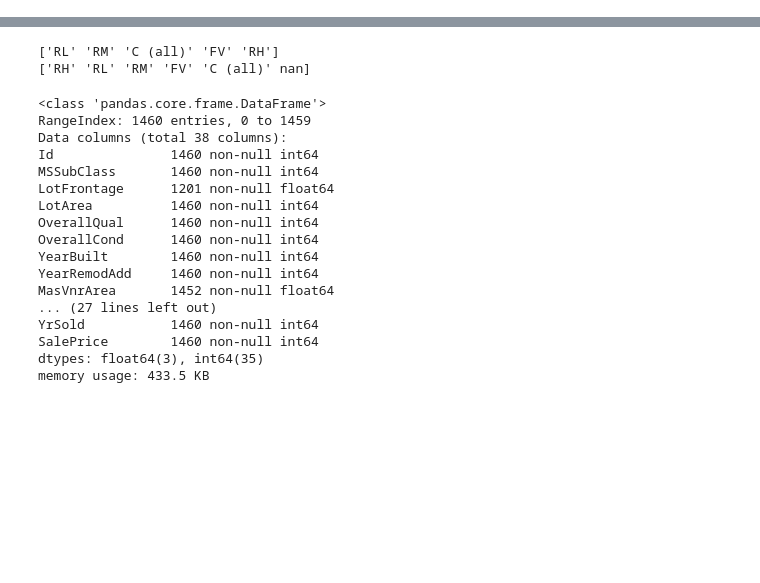
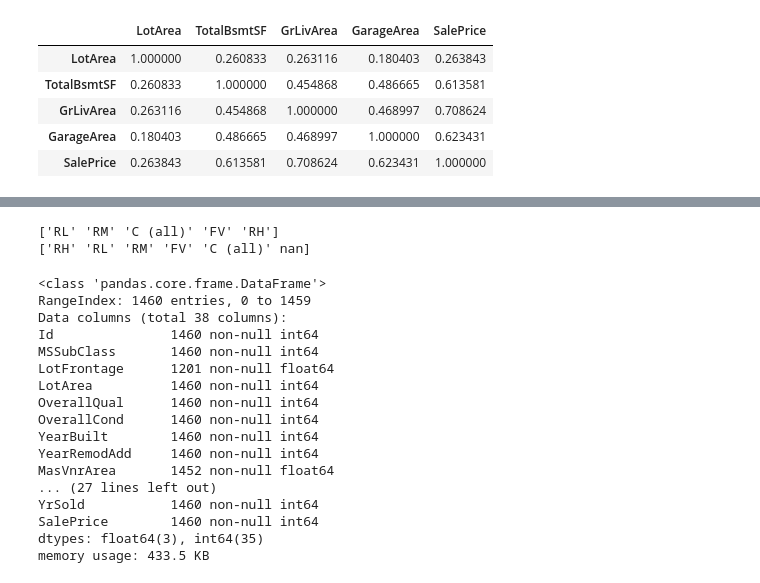
Before and after one commit to ePPilgrim/Python, a Jupyter notebook: ML/Kaggle/house_price/notebooks/preprocessing.ipynb, the cells around one changed output, grey strips where cells are left out. Drawn from its saved outputs; the diff is of its cells as text; code cells hidden in the pictures; blank space fills up the shorter version.

```diff
--- a/ML/Kaggle/house_price/notebooks/preprocessing.ipynb
+++ b/ML/Kaggle/house_price/notebooks/preprocessing.ipynb
@@ -12,3 +12,18 @@ test_path = os.path.join(raw_path, 'test.csv')
 train_df = pd.read_csv(train_path)
 test_df = pd.read_csv(test_path)
 sns.set()
+# %%
+columns = ['LotFrontage', 'LotArea', 'OverallQual','OverallCond', 'MasVnrArea',
+          'BsmtFinSF1','BsmtFinSF2','TotalBsmtSF','GrLivArea','GarageArea','GarageArea']
+columns = [ 'LotArea','TotalBsmtSF','GrLivArea','GarageArea','SalePrice']
+df = train_df[columns]
+#sns.pairplot(df)
+#df.isnull().any()
+df.corr()
+# %% [output]
+|  | LotArea | TotalBsmtSF | GrLivArea | GarageArea | SalePrice |
+| LotArea | 1.000000 | 0.260833 | 0.263116 | 0.180403 | 0.263843 |
+| TotalBsmtSF | 0.260833 | 1.000000 | 0.454868 | 0.486665 | 0.613581 |
+| GrLivArea | 0.263116 | 0.454868 | 1.000000 | 0.468997 | 0.708624 |
+| GarageArea | 0.180403 | 0.486665 | 0.468997 | 1.000000 | 0.623431 |
+| SalePrice | 0.263843 | 0.613581 | 0.708624 | 0.623431 | 1.000000 |
```
Also changed, not shown: parts of 2 cells of this notebook.
